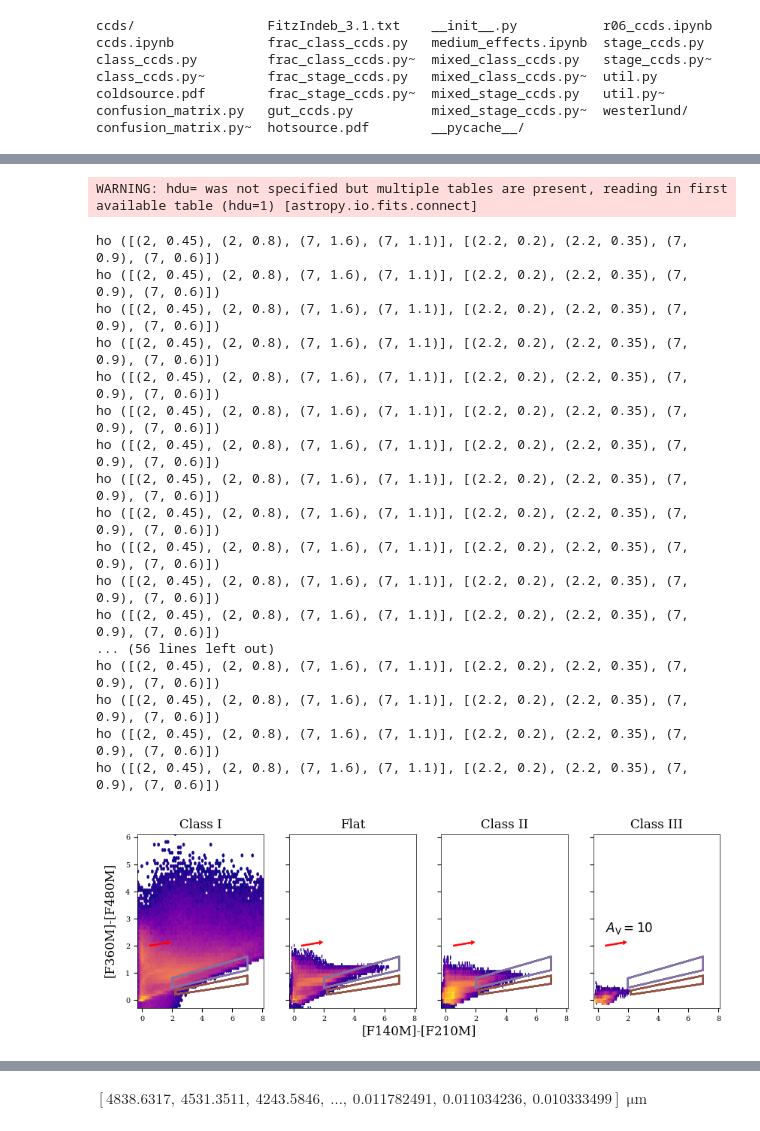
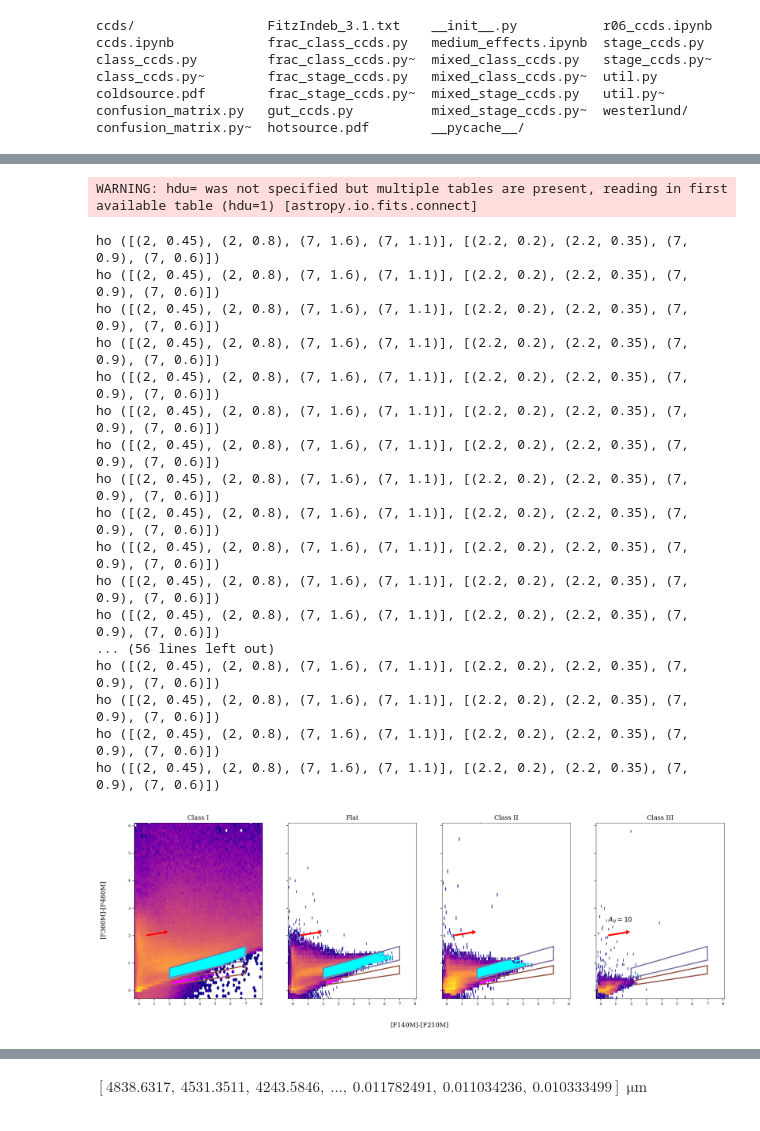
Before and after one commit to tyoo37/w51_nircam, a Jupyter notebook: analysis/SED_robitaille_jwst_sources.ipynb, the cells around one changed output, grey strips where cells are left out. Saved outputs shown, nothing was run; the diff lists cells and outputs as text; code cells hidden in the pictures.

```diff
--- a/analysis/SED_robitaille_jwst_sources.ipynb
+++ b/analysis/SED_robitaille_jwst_sources.ipynb
@@ -147,18 +147,21 @@ for filternames in (['JWST/NIRCam.F140M', 'JWST/NIRCam.F210M', 'JWST/NIRCam.F360
         class_dict.update({g:obs_class})
 
 
-    matched_indexes_upper = {}
-    matched_indexes_lower = {}
+
     fnstr = "".join(filternames)
 
 
     class_names = ['Class I','Flat','Class II','Class III']
-    fig, ax = plt.subplots(1,len(class_names),figsize=(10,3),sharex=True,sharey=True)
+    matched_indexes_upper = {key: {} for key in class_names}
+    matched_indexes_lower = {key: {} for key in class_names}
+    fig, ax = plt.subplots(1,len(class_names),figsize=(20,6),sharex=True,sharey=True)
     for i in tqdm(range(len(class_names))):
         c1 = []; c2 = []
+        c1_upper = [] ; c2_upper = []
+        c1_lower = [] ; c2_lower = []
         for g in (all_gs):
-            matched_indexes_upper[g] = []
-            matched_indexes_lower[g] = []
+            matched_indexes_upper[class_names[i]][g] = []
+            matched_indexes_lower[class_names[i]][g] = []
             class_cut = class_dict[g] == i
             for ii, (color1,color2) in enumerate(combos):
                 tbs = {cname:Table.read(f'{g}/convolved/{cname}.fits')
@@ -187,17 +190,21 @@ for filternames in (['JWST/NIRCam.F140M', 'JWST/NIRCam.F210M', 'JWST/NIRCam.F360
                         incl_upper = path_upper.contains_points(list(zip(colorp1, colorp2)))
                         incl_lower = path_lower.contains_points(list(zip(colorp1, colorp2)))
 
-                        matched_indexes_upper[g].extend(ptbl['MODEL_NAME'][class_cut][incl_upper])
-                        matched_indexes_lower[g].extend(ptbl['MODEL_NAME'][class_cut][incl_lower])
+                        matched_indexes_upper[class_names[i]][g].extend(ptbl['MODEL_NAME'][class_cut][incl_upper])
+                        matched_indexes_lower[class_names[i]][g].extend(ptbl['MODEL_NAME'][class_cut][incl_lower])
+                        c1_upper.extend(colorp1[incl_upper]); c2_upper.extend(colorp2[incl_upper])
+                        c1_lower.extend(colorp1[incl_lower]); c2_lower.extend(colorp2[incl_lower])
                         #print(g, incl.sum())
 
         c1,c2 = np.array(c1),np.array(c2)
         toplot = np.logical_and(np.isfinite(c1),np.isfinite(c2))
         c1,c2 = c1[toplot],c2[toplot]
-        ax[i].hexbin(c1,c2,gridsize=nbins[i],mincnt=mincnts[i],
+        ax[i].hexbin(c1,c2,gridsize=nbins[i],mincnt=1,
                          bins='log',cmap='plasma')
         ax[i].set_title(class_names[i],fontsize='large')
-
+        #scatter plot of selected gemoetry
+        ax[i].scatter(c1_upper, c2_upper, color='cyan', label='Selected Models', alpha=0.5, s=5)
+        ax[i].scatter(c1_lower, c2_lower, color='magenta', label='Selected Models', alpha=0.5, s=5)
 
     width = 0.05
     color = 'r'
@@ -210,32 +217,32 @@ for filternames in (['JWST/NIRCam.F140M', 'JWST/NIRCam.F210M', 'JWST/NIRCam.F360
     ax[2].arrow(x,y,*exts,width=width,color=color)
     ax[3].arrow(x,y,*exts,width=width,color=color)
     ax[3].text(x,y+offset,r'$A_{\rm V} = 10$',fontsize='large')
 
     fig.supxlabel(f'[{insts[0]}]-[{insts[1]}]',y=-0.02,fontsize='large')
     fig.supylabel(f'[{insts[2]}]-[{insts[3]}]',x=0.08,fontsize='large')
 
     name = "-".join([x.split(".")[-1] for x in filternames])
 
     #plt.savefig(f'/orange/adamginsburg/robitaille_models/modelgrids/ccds/hexbin_{name}_class_ccd.pdf',dpi=300,bbox_inches='tight')
     break
 # %% [output]
 WARNING: hdu= was not specified but multiple tables are present, reading in first available table (hdu=1) [astropy.io.fits.connect]
 ho ([(2, 0.45), (2, 0.8), (7, 1.6), (7, 1.1)], [(2.2, 0.2), (2.2, 0.35), (7, 0.9), (7, 0.6)])
 ho ([(2, 0.45), (2, 0.8), (7, 1.6), (7, 1.1)], [(2.2, 0.2), (2.2, 0.35), (7, 0.9), (7, 0.6)])
 ho ([(2, 0.45), (2, 0.8), (7, 1.6), (7, 1.1)], [(2.2, 0.2), (2.2, 0.35), (7, 0.9), (7, 0.6)])
 ho ([(2, 0.45), (2, 0.8), (7, 1.6), (7, 1.1)], [(2.2, 0.2), (2.2, 0.35), (7, 0.9), (7, 0.6)])
 ho ([(2, 0.45), (2, 0.8), (7, 1.6), (7, 1.1)], [(2.2, 0.2), (2.2, 0.35), (7, 0.9), (7, 0.6)])
 ho ([(2, 0.45), (2, 0.8), (7, 1.6), (7, 1.1)], [(2.2, 0.2), (2.2, 0.35), (7, 0.9), (7, 0.6)])
 ho ([(2, 0.45), (2, 0.8), (7, 1.6), (7, 1.1)], [(2.2, 0.2), (2.2, 0.35), (7, 0.9), (7, 0.6)])
 ho ([(2, 0.45), (2, 0.8), (7, 1.6), (7, 1.1)], [(2.2, 0.2), (2.2, 0.35), (7, 0.9), (7, 0.6)])
 ho ([(2, 0.45), (2, 0.8), (7, 1.6), (7, 1.1)], [(2.2, 0.2), (2.2, 0.35), (7, 0.9), (7, 0.6)])
 ho ([(2, 0.45), (2, 0.8), (7, 1.6), (7, 1.1)], [(2.2, 0.2), (2.2, 0.35), (7, 0.9), (7, 0.6)])
 ho ([(2, 0.45), (2, 0.8), (7, 1.6), (7, 1.1)], [(2.2, 0.2), (2.2, 0.35), (7, 0.9), (7, 0.6)])
 ho ([(2, 0.45), (2, 0.8), (7, 1.6), (7, 1.1)], [(2.2, 0.2), (2.2, 0.35), (7, 0.9), (7, 0.6)])
 ... (56 lines left out)
 ho ([(2, 0.45), (2, 0.8), (7, 1.6), (7, 1.1)], [(2.2, 0.2), (2.2, 0.35), (7, 0.9), (7, 0.6)])
 ho ([(2, 0.45), (2, 0.8), (7, 1.6), (7, 1.1)], [(2.2, 0.2), (2.2, 0.35), (7, 0.9), (7, 0.6)])
 ho ([(2, 0.45), (2, 0.8), (7, 1.6), (7, 1.1)], [(2.2, 0.2), (2.2, 0.35), (7, 0.9), (7, 0.6)])
 ho ([(2, 0.45), (2, 0.8), (7, 1.6), (7, 1.1)], [(2.2, 0.2), (2.2, 0.35), (7, 0.9), (7, 0.6)])
-[figure, old version]
+[figure, new version]
 # %%
```
Also changed, not shown: parts of 9 cells of this notebook, 4 other files.
